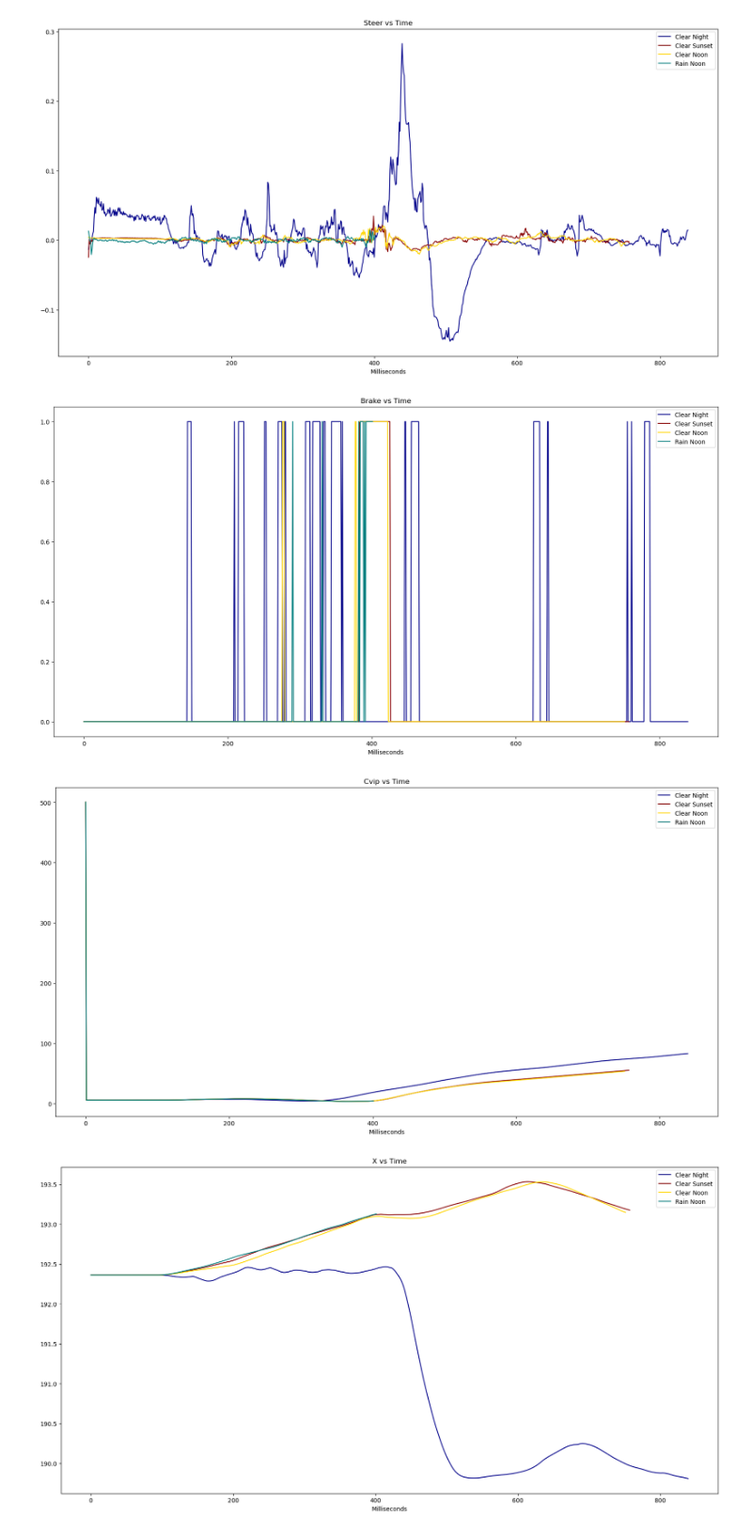
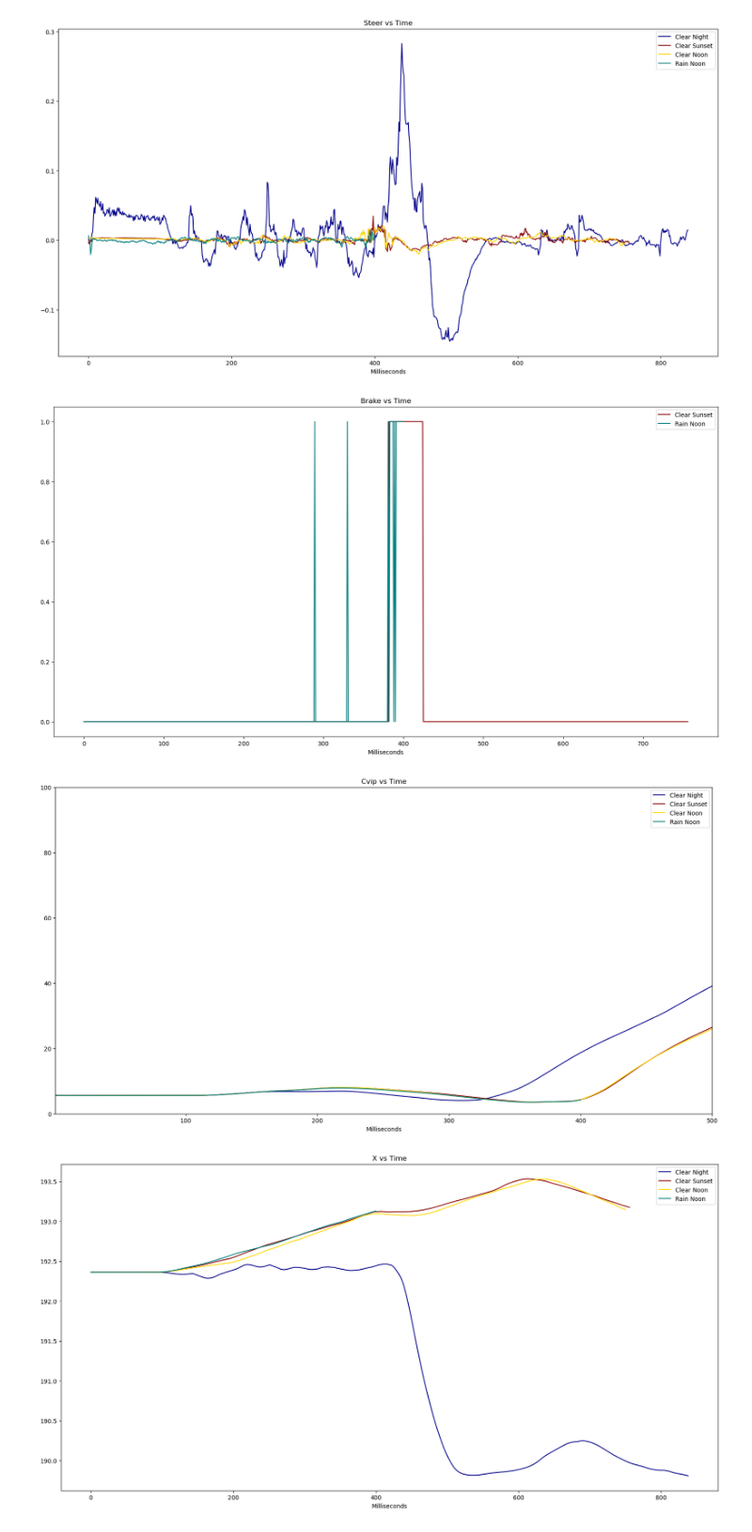
Before and after one commit to mrojaspell/MP1, a Jupyter notebook: notebook1_larson.ipynb, the cells around one changed output. Shown at 94% size. Drawn from its saved outputs; the diff is of its cells as text; code cells hidden in the pictures.

```diff
--- a/notebook1_larson.ipynb
+++ b/notebook1_larson.ipynb
@@ -103,6 +106,7 @@ dtype: float64
 clear_sunset_dfs = [clear_sunset_ctl,clear_sunset_cvip,clear_sunset_traj]
 clear_sunset = ft.reduce(lambda left, right: pd.merge(left, right, on=['ts','agent_id']), clear_sunset_dfs)
 clear_sunset = clear_sunset.drop(['cvip_x','cvip_y','cvip_z','z'],axis=1)
+clear_sunset = clear_sunset[1:].reset_index().drop(['index'],axis=1)
 
 clear_sunset_duration = clear_sunset['ts'][clear_sunset.shape[0]-1] - clear_sunset['ts'][0]
 print(clear_sunset['ts'][0],clear_sunset['ts'][clear_sunset.shape[0]-1])
@@ -129,6 +134,7 @@ print(clear_noon_duration," milliseonds")
 rain_noon_dfs = [rain_noon_ctl,rain_noon_cvip,rain_noon_traj]
 rain_noon = ft.reduce(lambda left, right: pd.merge(left, right, on=['ts','agent_id']), rain_noon_dfs)
 rain_noon = rain_noon.drop(['cvip_x','cvip_y','cvip_z','z'],axis=1)
+rain_noon = rain_noon[1:].reset_index().drop(['index'],axis=1)
 
 rain_noon_duration = rain_noon['ts'][rain_noon.shape[0]-1] - rain_noon['ts'][0]
 print(rain_noon['ts'][0],rain_noon['ts'][rain_noon.shape[0]-1])
@@ -218,19 +224,19 @@ plt.show()
 # %%
 ## Brake vs Time
 plt.figure(figsize=(20,10))
 
 plt.title("Brake vs Time")
 plt.xlabel("Milliseconds")
 
-plt.plot(time[:clear_night.shape[0]],clear_night['brake'],color='darkblue',label="Clear Night")
+# plt.plot(time[:clear_night.shape[0]],clear_night['brake'],color='darkblue',label="Clear Night")
 plt.plot(time[:clear_sunset.shape[0]],clear_sunset['brake'],color='darkred',label="Clear Sunset")
-plt.plot(time[:clear_noon.shape[0]],clear_noon['brake'],color='gold',label="Clear Noon")
+# plt.plot(time[:clear_noon.shape[0]],clear_noon['brake'],color='gold',label="Clear Noon")
 plt.plot(time[:rain_noon.shape[0]],rain_noon['brake'],color='teal',label="Rain Noon")
 
 plt.legend()
 plt.show()
 # %% [output]
-[figure, old version]
+[figure, new version]
 # %%
 ## Cvip vs Time
 plt.figure(figsize=(20,10))
@@ -243,10 +249,13 @@ plt.plot(time[:clear_sunset.shape[0]],clear_sunset['cvip'],color='darkred',label
 plt.plot(time[:clear_noon.shape[0]],clear_noon['cvip'],color='gold',label="Clear Noon")
 plt.plot(time[:rain_noon.shape[0]],rain_noon['cvip'],color='teal',label="Rain Noon")
 
+plt.ylim(0,100)
+plt.xlim(1,500)
+
 plt.legend()
 plt.show()
 # %% [output]
-[figure, old version]
+[figure, new version]
 # %%
 ## X vs Time
 plt.figure(figsize=(20,10))
```
Also changed, not shown: parts of 22 cells of this notebook.
